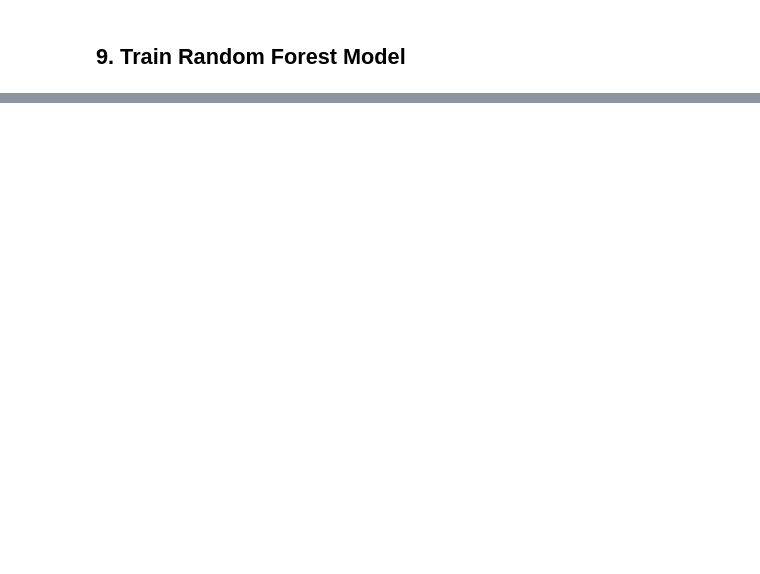
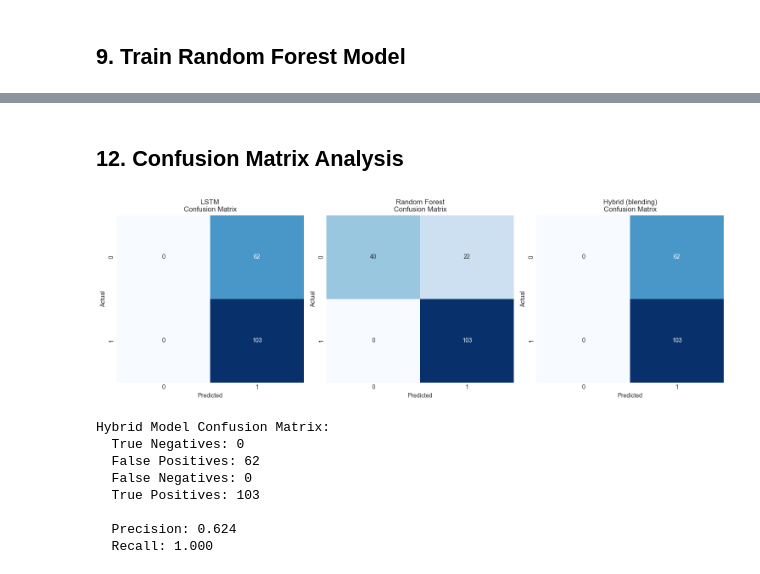
Before and after one commit to kulasekara02/LSTM-Random_Forest, a Jupyter notebook: hybrid_lstm_rf_32weeks_complete.ipynb, the cells around one changed output, grey strips where cells are left out. Saved outputs shown, nothing was run; the diff lists cells and outputs as text; code cells hidden in the pictures; blank space fills up the shorter version.

```diff
--- a/hybrid_lstm_rf_32weeks_complete.ipynb
+++ b/hybrid_lstm_rf_32weeks_complete.ipynb
@@ -1815,0 +1139,57 @@ Saved: ./results32\plots\decision_curve_32w.png
+# %% [markdown]
+## 12. Confusion Matrix Analysis
+# %%
+# Cell 12: Confusion matrices
+
+# Plot confusion matrices
+fig, axes = plt.subplots(1, 3, figsize=(15, 5))
+
+for ax, (name, pred) in zip(axes, predictions.items()):
+    cm = confusion_matrix(y_test, (pred > 0.5).astype(int))
+    sns.heatmap(cm, annot=True, fmt='d', cmap='Blues', ax=ax, cbar=False)
+    ax.set_title(f'{name}\nConfusion Matrix')
+    ax.set_xlabel('Predicted')
+    ax.set_ylabel('Actual')
+
+plt.tight_layout()
+plt.savefig(os.path.join(PLOTS_DIR, 'confusion_matrices_32w.png'), dpi=300, bbox_inches='tight')
+plt.show()
+
+# Store best model's confusion matrix for JSON export
+best_cm = confusion_matrix(y_test, (hybrid_test_pred > 0.5).astype(int))
+cm_dict = {
+    "tn": int(best_cm[0, 0]) if best_cm.shape[0] > 1 else 0,
+    "fp": int(best_cm[0, 1]) if best_cm.shape[0] > 1 else 0,
+    "fn": int(best_cm[1, 0]) if best_cm.shape[0] > 1 else 0,
+    "tp": int(best_cm[1, 1]) if best_cm.shape[0] > 1 else 0
+}
+
+print(f"\nHybrid Model Confusion Matrix:")
+print(f"  True Negatives: {cm_dict['tn']}")
+print(f"  False Positives: {cm_dict['fp']}")
+print(f"  False Negatives: {cm_dict['fn']}")
+print(f"  True Positives: {cm_dict['tp']}")
+
+# Calculate additional metrics
+if cm_dict['tp'] + cm_dict['fp'] > 0:
+    precision = cm_dict['tp'] / (cm_dict['tp'] + cm_dict['fp'])
+else:
+    precision = 0
+
+if cm_dict['tp'] + cm_dict['fn'] > 0:
+    recall = cm_dict['tp'] / (cm_dict['tp'] + cm_dict['fn'])
+else:
+    recall = 0
+
+print(f"\n  Precision: {precision:.3f}")
+print(f"  Recall: {recall:.3f}")
+# %% [output]
+[figure, added]
+Hybrid Model Confusion Matrix:
+  True Negatives: 0
+  False Positives: 62
+  False Negatives: 0
+  True Positives: 103
+
+  Precision: 0.624
+  Recall: 1.000
```
Also changed, not shown: parts of 57 cells of this notebook, 51 other files.
